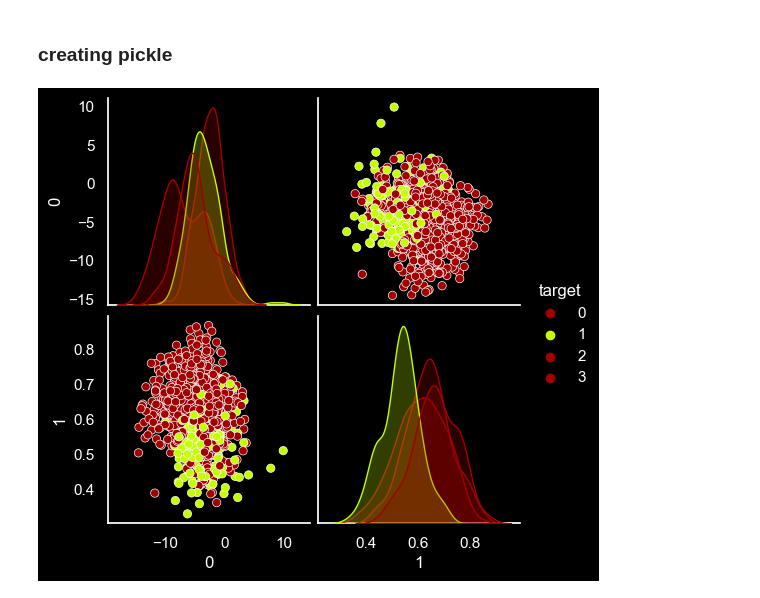
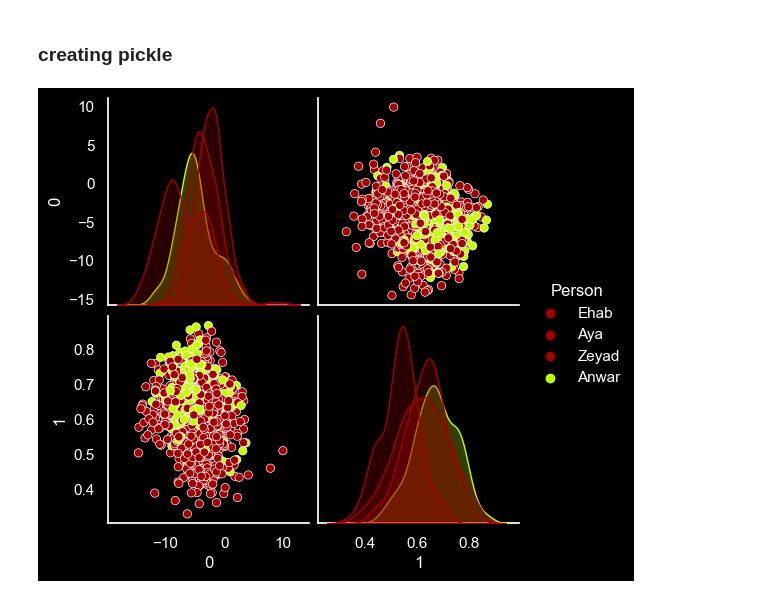
Before and after one commit to omaranwar21/Voice-Fingerprint-Recogintion, a Jupyter notebook: processing/processing.ipynb, the cells around one changed output. Drawn from its saved outputs; the diff is of its cells as text; code cells hidden in the pictures.

```diff
--- a/processing/processing.ipynb
+++ b/processing/processing.ipynb
@@ -222,33 +222,39 @@ import seaborn as sns
 import matplotlib.pyplot as plt
 
 # sns.set(rc={'axes.facecolor':'cornflowerblue', 'figure.facecolor':'cornflowerblue'})
 # fig, ax = plt.subplots()
 
 xtrainNew = []
 # test = np.linspace(0, 65, 65)
 for i in xTrain:
     # for x in range (2):
     # xtrainNew.append([i[1],  i[23]])
     xtrainNew.append([i[20],  i[54]])
     # xtrainNew.append(i[64])
     # xtrainNew.append([i[1], i[55], i[23]])
 xtrainNew = np.array(xtrainNew)
 import matplotlib as plt
 model_data = pd.DataFrame(xtrainNew)
-model_data["target"] = yTrain
+model_data["Person"] = yTrain
+model_data['Person'].replace(0, "Anwar", inplace=True)
+model_data['Person'].replace(1, "Aya", inplace=True)
+model_data['Person'].replace(2, "Ehab", inplace=True)
+model_data['Person'].replace(3, "Zeyad", inplace=True)
+
+
 # color = sns.color_palette("Spectral", as_cmap=True)
 # sns.set_theme(style="dark")
 # sns.set_style("dark", {"axes.facecolor": "1"})
 sns.set(rc={'axes.facecolor':'black', 'figure.facecolor':'black', 'grid.linewidth' : 0, 'text.color': 'white', 'axes.labelcolor': '1', 'ytick.color': 'white', 'xtick.color': 'white'})
-facet = sns.pairplot(model_data, hue="target", palette=["#a20000","#    ","#a20000","#a20000"])
+facet = sns.pairplot(model_data, hue="Person", palette=["#a20000","#a20000","#a20000","#c3ff00"])
 # sns.figure(facecolor='yellow')
 # g.plot_marginals(sns.histplot, color="#03051A", alpha=1, bins=25)
 
 # most clear 1 23 33
 # less 34 35 37 63
 #1 56 23 (23 with 56 seems good)
 # 1 55 23 (23 with 55 seems good)
 
 # 20 54
 # %% [output]
-[figure, old version]
+[figure, new version]
```
